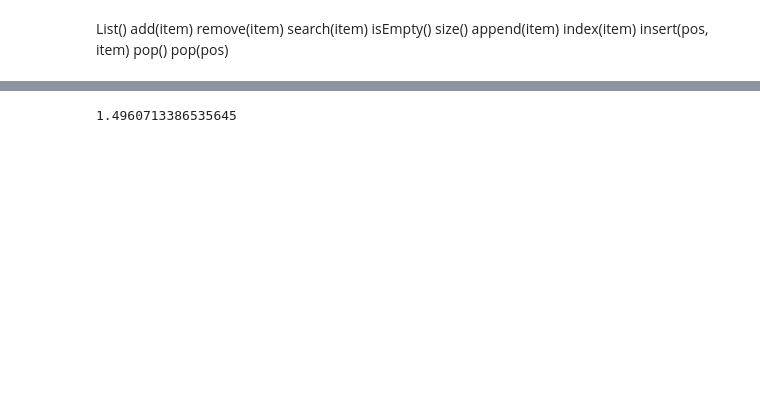
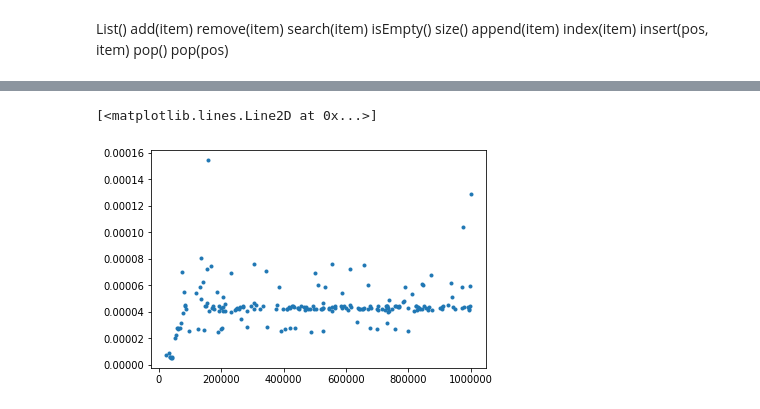
Before and after one commit to sand7281/CS301-Assignment2, a Jupyter notebook: Sort_Get_Set_Multiply.ipynb, the cells around one changed output, grey strips where cells are left out. Cells and saved outputs as stored; diff of their text form; code cells hidden in the pictures; blank space fills up the shorter version.

```diff
--- a/Sort_Get_Set_Multiply.ipynb
+++ b/Sort_Get_Set_Multiply.ipynb
@@ -67,12 +99,14 @@ print(sort_test(1))
 # %%
-num1 = 10000000
-def get_slice_test(tries):
+def get_slice_test(tries, max_size):
     times_list = []
     max_size_list = []
     random_list = []
     for i in range(tries):
-        random_list = Rand(start,end,num1)
+        value = randint(0, max_size)
+        random_list = Rand(start,end,value)
         start_time = time.time()
-        random_list[50000:55000]
+        random_list[slice(50000,55000)]
         end_time = time.time()
-    return (end_time - start_time)
+        times_list.append(end_time - start_time)
+        max_size_list.append(value)
+    return times_list, max_size_list
@@ -83,2 +113,8 @@ print(1000000*get_slice_test(1))
+# %%
+X, Y = get_slice_test(200, 1000000)
+plt.plot(Y, X, '.')
+# %% [output]
+[<matplotlib.lines.Line2D at 0x...>]
+[figure, added]
 # %%
 from functools import reduce
@@ -96,4 +133,0 @@ def multiply_test(tries):
-# %%
-print(multiply_test(1))
-# %% [output]
-1.4960713386535645
```
Also changed, not shown: parts of 17 cells of this notebook.
